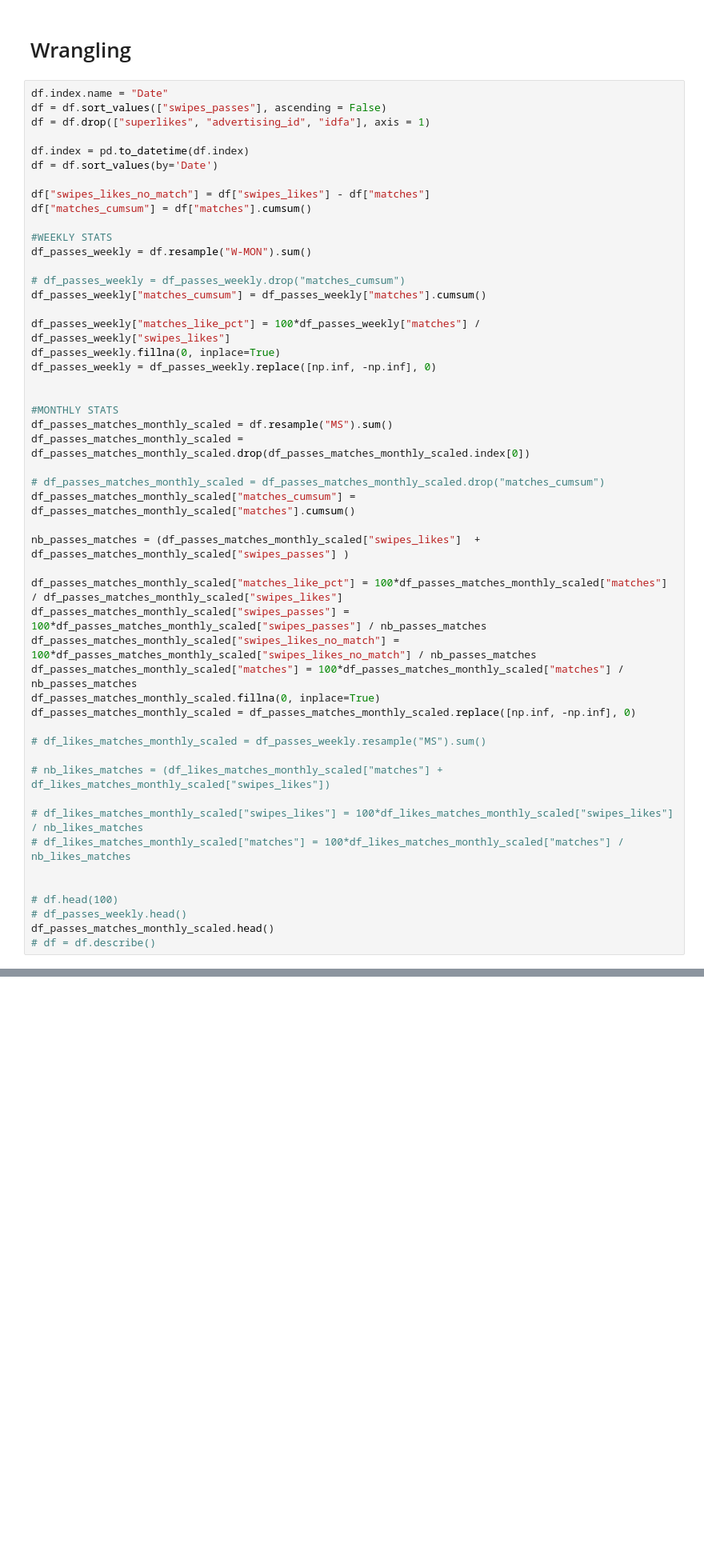
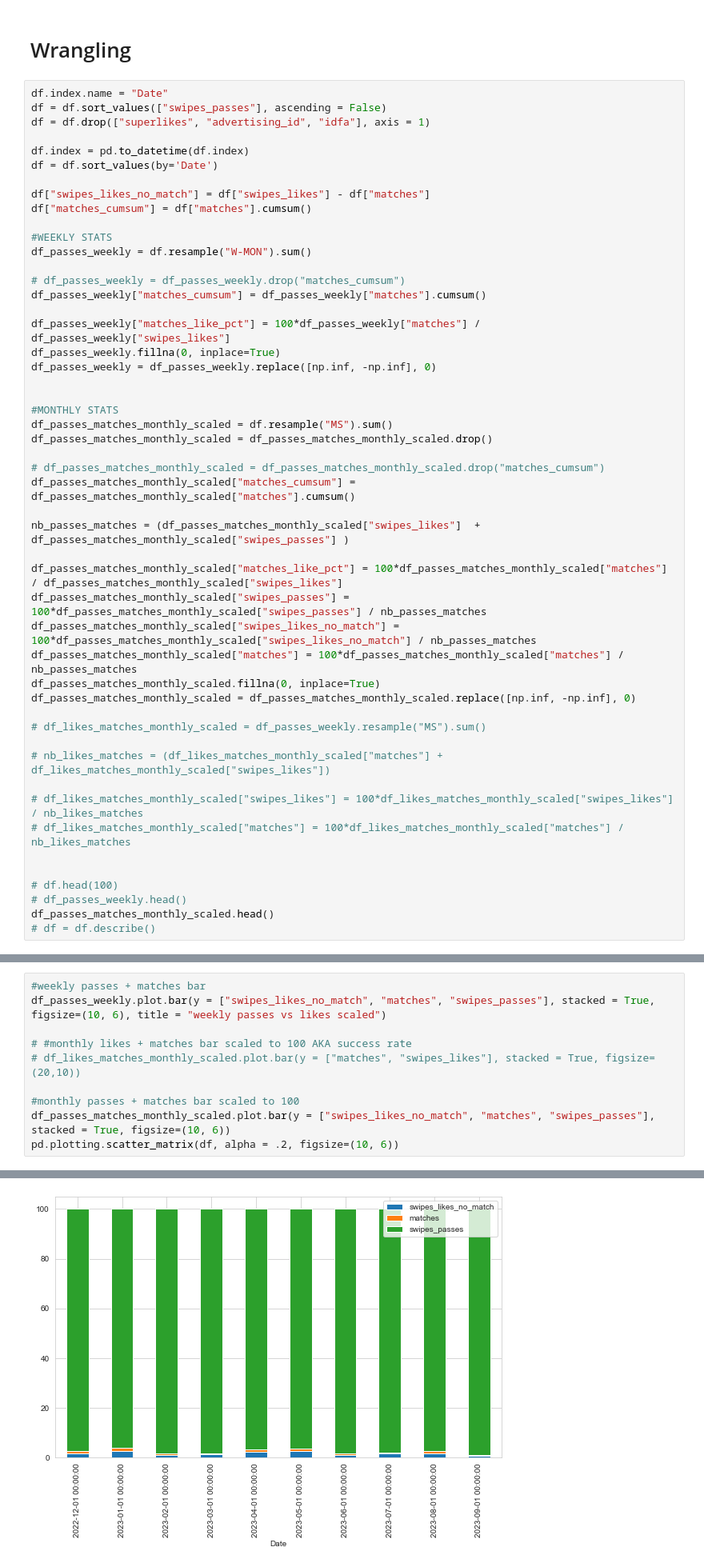
Before and after one commit to saminourji/TinderAnalysis, a Jupyter notebook: main.ipynb, the cells around one changed output, grey strips where cells are left out. Shown: that part at 80% size. Saved outputs shown, nothing was run; the diff lists cells and outputs as text; blank space fills up the shorter version.

Commit message:
Reorganized viz + added heatmaps

```diff
--- a/main.ipynb
+++ b/main.ipynb
@@ -67,7 +76,7 @@ df_passes_weekly = df_passes_weekly.replace([np.inf, -np.inf], 0)
 
 #MONTHLY STATS
 df_passes_matches_monthly_scaled = df.resample("MS").sum()
-df_passes_matches_monthly_scaled = df_passes_matches_monthly_scaled.drop(df_passes_matches_monthly_scaled.index[0])
+df_passes_matches_monthly_scaled = df_passes_matches_monthly_scaled.drop()
 
 # df_passes_matches_monthly_scaled = df_passes_matches_monthly_scaled.drop("matches_cumsum")
 df_passes_matches_monthly_scaled["matches_cumsum"] = df_passes_matches_monthly_scaled["matches"].cumsum()
@@ -163,0 +153,11 @@ TO ADD NEXT:
+# %%
+#weekly passes + matches bar
+df_passes_weekly.plot.bar(y = ["swipes_likes_no_match", "matches", "swipes_passes"], stacked = True, figsize=(10, 6), title = "weekly passes vs likes scaled")
+
+# #monthly likes + matches bar scaled to 100 AKA success rate
+# df_likes_matches_monthly_scaled.plot.bar(y = ["matches", "swipes_likes"], stacked = True, figsize=(20,10))
+
+#monthly passes + matches bar scaled to 100
+df_passes_matches_monthly_scaled.plot.bar(y = ["swipes_likes_no_match", "matches", "swipes_passes"], stacked = True, figsize=(10, 6))
+pd.plotting.scatter_matrix(df, alpha = .2, figsize=(10, 6))
+# %% [output]
@@ -163,0 +182 @@ TO ADD NEXT:
+[figure, added]
```
Also changed, not shown: parts of 12 cells of this notebook.
